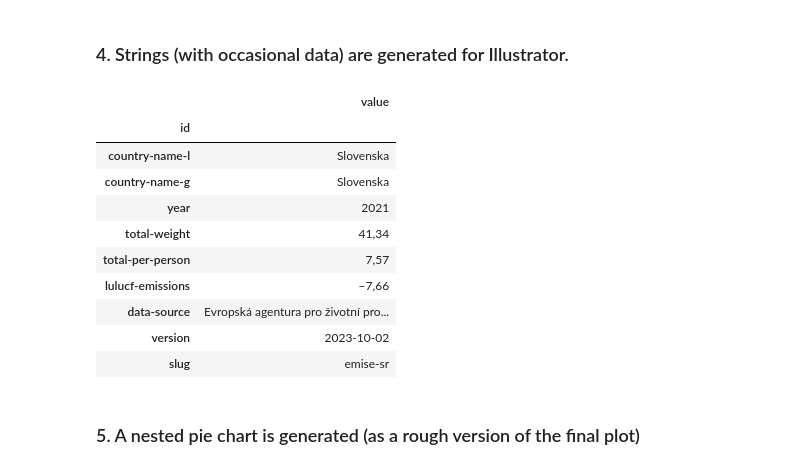
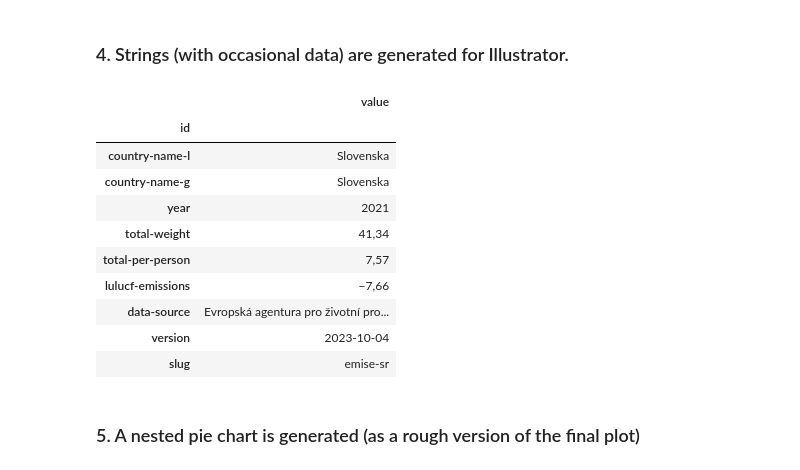
Before and after one commit to faktaoklimatu/data-analysis, a Jupyter notebook: notebooks/emissions/pie-charts/SK.ipynb, the cells around one changed output. Drawn from its saved outputs; the diff is of its cells as text; code cells hidden in the pictures.

```diff
--- a/notebooks/emissions/pie-charts/SK.ipynb
+++ b/notebooks/emissions/pie-charts/SK.ipynb
@@ -210,31 +210,32 @@ df_wedges
 # %%
 population = get_eurostat_population_data_for_geo(GEO, YEAR)
 emissions_per_person = total_value * 1_000_000 / population
+lulucf_emissions = get_emissions_value("CRF4", df)
 
 strings: dict[str, str] = {
   "country-name-l": "Slovenska",
   "country-name-g": "Slovenska",
   "year": YEAR,
   "total-weight": czech_float(total_value, 2),
   "total-per-person": czech_float(emissions_per_person, 2),
-  "lulucf-emissions": czech_float(get_emissions_value("CRF4", df), 2),
+  "lulucf-emissions": czech_float(lulucf_emissions, 2),
   "data-source": "Evropská agentura pro životní prostředí",
   "version": date.today().strftime("%Y-%m-%d"),
   "slug": "emise-sr",
 }
 df_strings = print_illustrator_strings_to_csv(strings, f"output-{GEO.value}-strings.csv")
 df_strings
 # %% [output]
 |  | value |
 | id |  |
 | country-name-l | Slovenska |
 | country-name-g | Slovenska |
 | year | 2021 |
 | total-weight | 41,34 |
 | total-per-person | 7,57 |
 | lulucf-emissions | −7,66 |
 | data-source | Evropská agentura pro životní pro... |
-| version | 2023-10-02 |
+| version | 2023-10-04 |
 | slug | emise-sr |
 # %% [markdown]
 ### 5. A nested pie chart is generated (as a rough version of the final plot)
```
Also changed, not shown: parts of 1 cell of this notebook, 3 other files.
